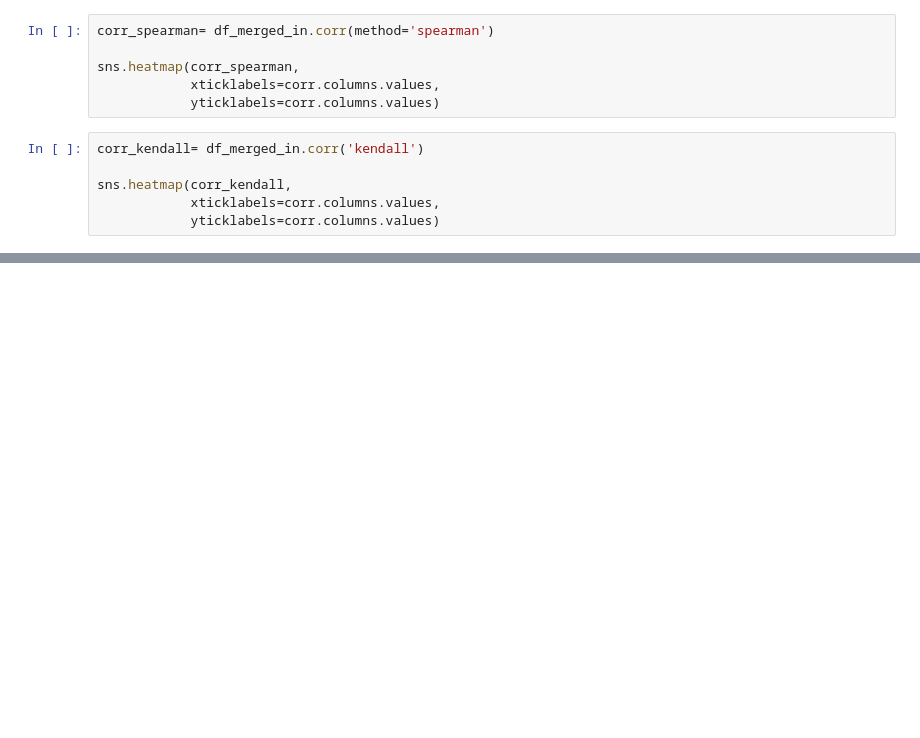
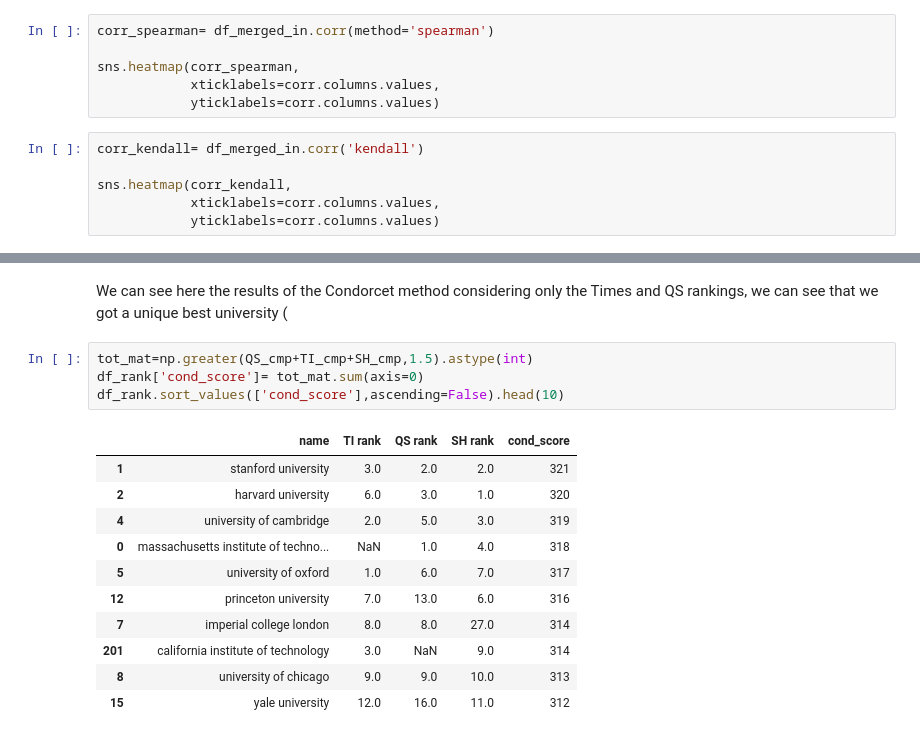
Before and after one commit to sbeuret/ADAProject_Bacsa_Beuret_Santarelli, a Jupyter notebook: 02 - Data from the Web/Homework 2.ipynb, the cells around one changed output, grey strips where cells are left out. Saved outputs shown, nothing was run; the diff lists cells and outputs as text; blank space fills up the shorter version.

Commit message:
add condorcet

```diff
--- a/02 - Data from the Web/Homework 2.ipynb
+++ b/02 - Data from the Web/Homework 2.ipynb
@@ -397,0 +536,18 @@ df_shanghai.head()
+# %% [markdown]
+We can see here the results of the Condorcet method considering only the Times and QS rankings, we can see that we got a unique best university (
+# %%
+tot_mat=np.greater(QS_cmp+TI_cmp+SH_cmp,1.5).astype(int)
+df_rank['cond_score']= tot_mat.sum(axis=0)
+df_rank.sort_values(['cond_score'],ascending=False).head(10)
+# %% [output]
+|  | name | TI rank | QS rank | SH rank | cond_score |
+| 1 | stanford university | 3.0 | 2.0 | 2.0 | 321 |
+| 2 | harvard university | 6.0 | 3.0 | 1.0 | 320 |
+| 4 | university of cambridge | 2.0 | 5.0 | 3.0 | 319 |
+| 0 | massachusetts institute of techno... | NaN | 1.0 | 4.0 | 318 |
+| 5 | university of oxford | 1.0 | 6.0 | 7.0 | 317 |
+| 12 | princeton university | 7.0 | 13.0 | 6.0 | 316 |
+| 7 | imperial college london | 8.0 | 8.0 | 27.0 | 314 |
+| 201 | california institute of technology | 3.0 | NaN | 9.0 | 314 |
+| 8 | university of chicago | 9.0 | 9.0 | 10.0 | 313 |
+| 15 | yale university | 12.0 | 16.0 | 11.0 | 312 |
```
Also changed, not shown: parts of 28 cells of this notebook.
